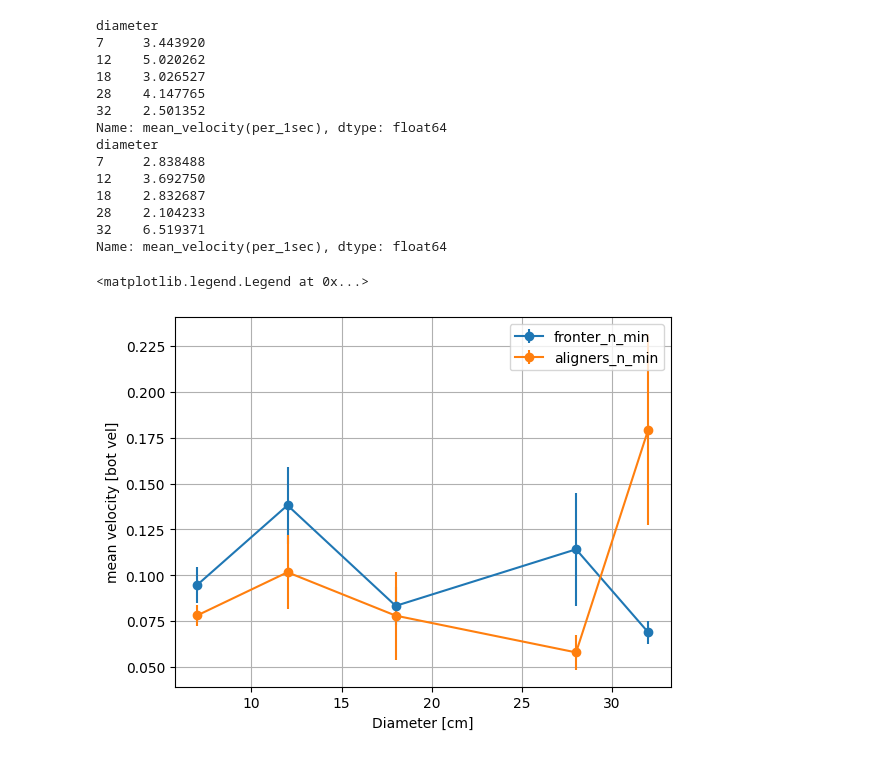
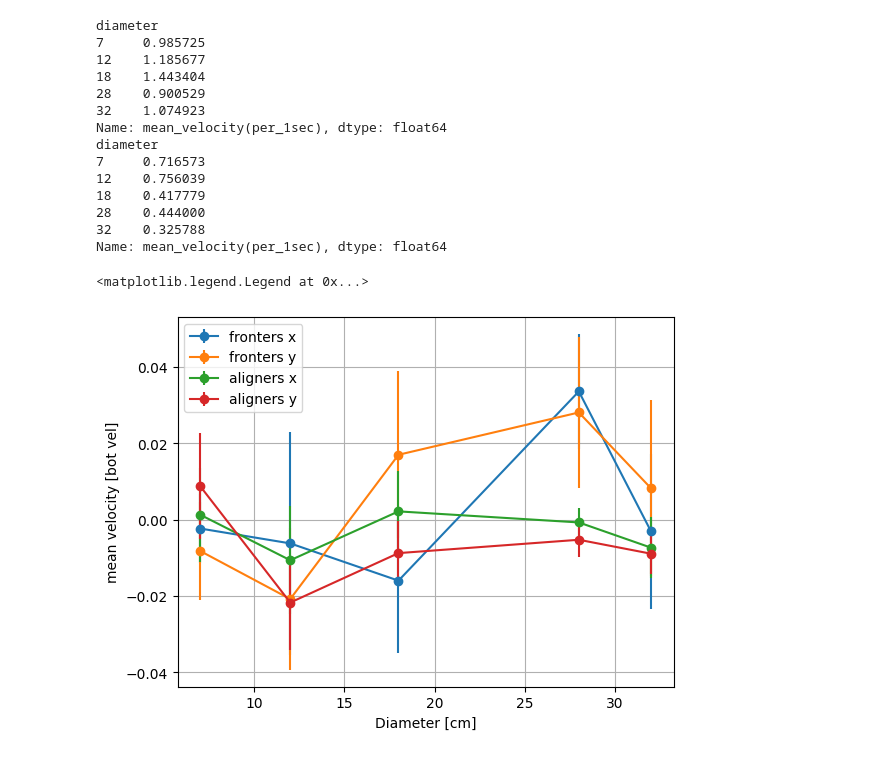
Before and after one commit to complex-lab/robotic_swarms, a Jupyter notebook: mean_velocity_vs_diameter_21bot.ipynb, the cells around one changed output. Cells and saved outputs as stored; diff of their text form; code cells hidden in the pictures.

```diff
--- a/mean_velocity_vs_diameter_21bot.ipynb
+++ b/mean_velocity_vs_diameter_21bot.ipynb
@@ -169,0 +149,24 @@ Name: mean_velocity(per_1sec), dtype: float64
+# %%
+arenaSizePixels = 1090 # [pixels]
+arenaSizeCm = 150 # [cm]
+mpp = arenaSizeCm/arenaSizePixels/2
+fronter_data=mean_data.loc[("fronter","mean_Vr(per_1sec)")]*mpp
+aligner_data=mean_data.loc[("aligner","mean_Vr(per_1sec)")]*mpp
+
+fronter_err=std_data.loc[("fronter","mean_Vr(per_1sec)")]/2*mpp
+aligner_err=std_data.loc[("aligner","mean_Vr(per_1sec)")]/2*mpp
+
+fig,ax = plt.subplots()
+ax.errorbar(x=fronter_data.index,y=fronter_data,label='fronters',yerr=fronter_err,marker='o',capsize=5,color='green'
+             ,markeredgewidth=2,elinewidth=3,linewidth=3)
+ax.errorbar(x=aligner_data.index,y=aligner_data,label='aligners',yerr=aligner_err,marker='s',capsize=5,color='blue'
+             ,markeredgewidth=2,elinewidth=3,linewidth=3)
+ax.grid()
+ax.legend()
+ax.set_title('Vr mean Vs. diameter')
+ax.set_xlabel('Diameter [cm]')
+ax.set_ylabel('Vr mean [cm/sec]')
+saved_data=pd.DataFrame(data={'fronter_data':fronter_data,'fronter_err':fronter_err
+                              ,'aligner_data':aligner_data,'aligner_err':aligner_err})
+saved_data.to_csv('C:\\Users\\User\\Documents\\Eden\\locate_git_code\\production\\mean_Vr_vs_diameter_21bots.csv')
+fig.savefig('C:\\Users\\User\\Documents\\Eden\\locate_git_code\\production\\mean_Vr_vs_diameter_21bots.png',bbox_inches='tight')
@@ -170,36 +175,42 @@ Name: mean_velocity(per_1sec), dtype: float64
 # %%
 arenaSizePixels = 1090 # [pixels]
 arenaSizeCm = 150 # [cm]
 mpp = arenaSizeCm/arenaSizePixels
-fronter_data=mean_data.loc[("fronter","mean_velocity(per_1sec)")]
+fronter_datax=mean_data.loc[("fronter","mean_Vx(per_1sec)")]
 print(fronter_data)
-fronter_err=std_data.loc[("fronter","mean_velocity(per_1sec)")]/2
-aligner_data=mean_data.loc[("aligner","mean_velocity(per_1sec)")]
+aligner_datax=mean_data.loc[("aligner","mean_Vx(per_1sec)")]
+fronter_errx=std_data.loc[("fronter","mean_Vx(per_1sec)")]/2
+aligner_errx=std_data.loc[("aligner","mean_Vx(per_1sec)")]/2
+fronter_datay=mean_data.loc[("fronter","mean_Vy(per_1sec)")]
+fronter_erry=std_data.loc[("fronter","mean_Vy(per_1sec)")]/2
+aligner_datay=mean_data.loc[("aligner","mean_Vy(per_1sec)")]
 print(aligner_data)
-aligner_err=std_data.loc[("aligner","mean_velocity(per_1sec)")]/2
+aligner_erry=std_data.loc[("aligner","mean_Vy(per_1sec)")]/2
 fig,ax = plt.subplots()
-ax.errorbar(x=fronter_data.index,y=fronter_data*mpp/5,marker='o',label='fronter_n_min',yerr=fronter_err*mpp/5)
+ax.errorbar(x=fronter_data.index,y=fronter_datax*mpp/5,marker='o',label='fronters x',yerr=fronter_errx*mpp/5)
+ax.errorbar(x=fronter_data.index,y=fronter_datay*mpp/5,marker='o',label='fronters y',yerr=fronter_erry*mpp/5)
 #ax.plot(fronter_data_max.index,fronter_data_max,'-o',label='fronter_n_max')
-ax.errorbar(x=aligner_data.index,y=aligner_data*mpp/5,marker='o',label='aligners_n_min',yerr=aligner_err*mpp/5)
+ax.errorbar(x=aligner_data.index,y=aligner_datax*mpp/5,marker='o',label='aligners x',yerr=aligner_errx*mpp/5)
+ax.errorbar(x=aligner_data.index,y=aligner_datay*mpp/5,marker='o',label='aligners y',yerr=aligner_erry*mpp/5)
 #ax.plot(aligner_data_max.index,aligner_data_max,'-o',label='aligners_n_max')
 ax.set_xlabel('Diameter [cm]')
 ax.set_ylabel('mean velocity [bot vel]')
 ax.grid()
 ax.legend()
 # %% [output]
 diameter
-7     3.443920
-12    5.020262
-18    3.026527
-28    4.147765
-32    2.501352
+7     0.985725
+12    1.185677
+18    1.443404
+28    0.900529
+32    1.074923
 Name: mean_velocity(per_1sec), dtype: float64
 diameter
-7     2.838488
-12    3.692750
-18    2.832687
-28    2.104233
-32    6.519371
+7     0.716573
+12    0.756039
+18    0.417779
+28    0.444000
+32    0.325788
 Name: mean_velocity(per_1sec), dtype: float64
 <matplotlib.legend.Legend at 0x...>
-[figure, old version]
+[figure, new version]
```
Also changed, not shown: parts of 5 cells of this notebook, 1 other file.
